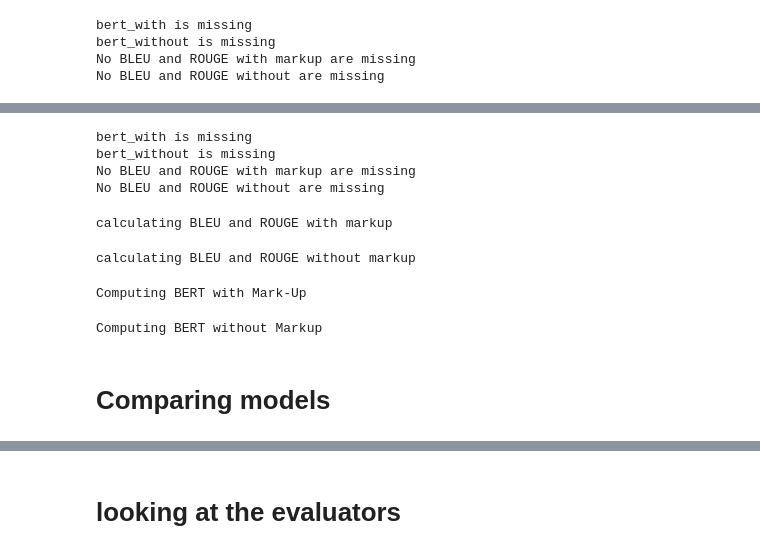
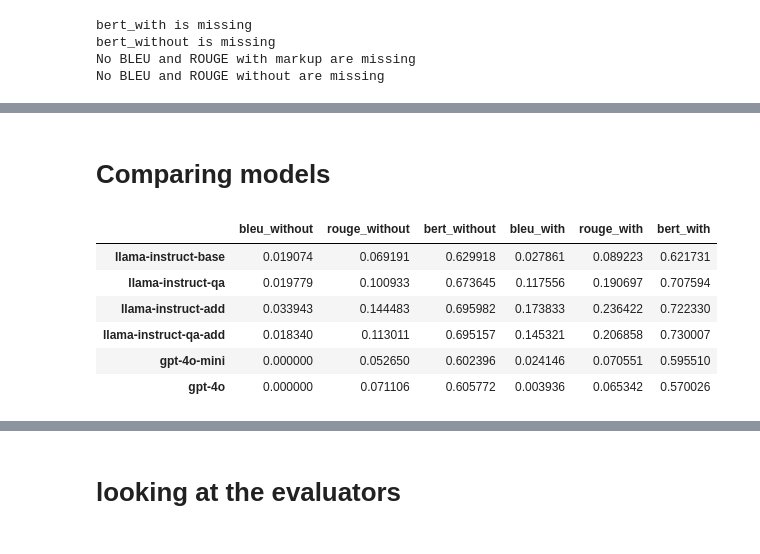
Before and after one commit to Boffl/BullingerDigitalLMFootnotes, a Jupyter notebook: evaluate/evaluate.ipynb, the cells around one changed output, grey strips where cells are left out. Cells and saved outputs as stored; diff of their text form; code cells hidden in the pictures.

```diff
--- a/evaluate/evaluate.ipynb
+++ b/evaluate/evaluate.ipynb
@@ -479,29 +289,12 @@ MODEL_NAME = "gpt-4o"
-# %%
-df_filename = f"{model_name_map[MODEL_NAME]}-{PROMPT}-{SPLIT}.csv"
-generated_footnotes_df = pd.read_csv(f"../../data/model_responses/gpt/{df_filename}")
-eval_df_filename = f"evaluation-{model_name_map[MODEL_NAME]}_{PROMPT}_{SPLIT}.csv"
-merged_df = get_merged_df(human_footnotes_df, generated_footnotes_df, eval_df_filename)
-evaluator = genEvaluator(merged_df)
-# %% [output]
-bert_with is missing
-bert_without is missing
-No BLEU and ROUGE with markup are missing
-No BLEU and ROUGE without are missing
-# %%
-# no GPU
-evaluator.compute_bleu_rouge()
-merged_df = evaluator.update_and_return_df()
-merged_df.to_csv(eval_df_filename, index=False)
-# %% [output]
-calculating BLEU and ROUGE with markup
-calculating BLEU and ROUGE without markup
-# %%
-# with GPU
-evaluator.compute_bertscore()
-merged_df = evaluator.update_and_return_df()
-merged_df.to_csv(eval_df_filename, index=False)
-# %% [output]
-Computing BERT with Mark-Up
-Computing BERT without Markup
 # %% [markdown]
 # Comparing models
+# %%
+compare(["llama-instruct-base", "llama-instruct-qa" ,"llama-instruct-add", "llama-instruct-qa-add", "gpt-4o-mini", "gpt-4o"], "example", "instruct_add")
+# %% [output]
+|  | bleu_without | rouge_without | bert_without | bleu_with | rouge_with | bert_with |
+| llama-instruct-base | 0.019074 | 0.069191 | 0.629918 | 0.027861 | 0.089223 | 0.621731 |
+| llama-instruct-qa | 0.019779 | 0.100933 | 0.673645 | 0.117556 | 0.190697 | 0.707594 |
+| llama-instruct-add | 0.033943 | 0.144483 | 0.695982 | 0.173833 | 0.236422 | 0.722330 |
+| llama-instruct-qa-add | 0.018340 | 0.113011 | 0.695157 | 0.145321 | 0.206858 | 0.730007 |
+| gpt-4o-mini | 0.000000 | 0.052650 | 0.602396 | 0.024146 | 0.070551 | 0.595510 |
+| gpt-4o | 0.000000 | 0.071106 | 0.605772 | 0.003936 | 0.065342 | 0.570026 |
```
Also changed, not shown: parts of 87 cells of this notebook, 11 other files.
